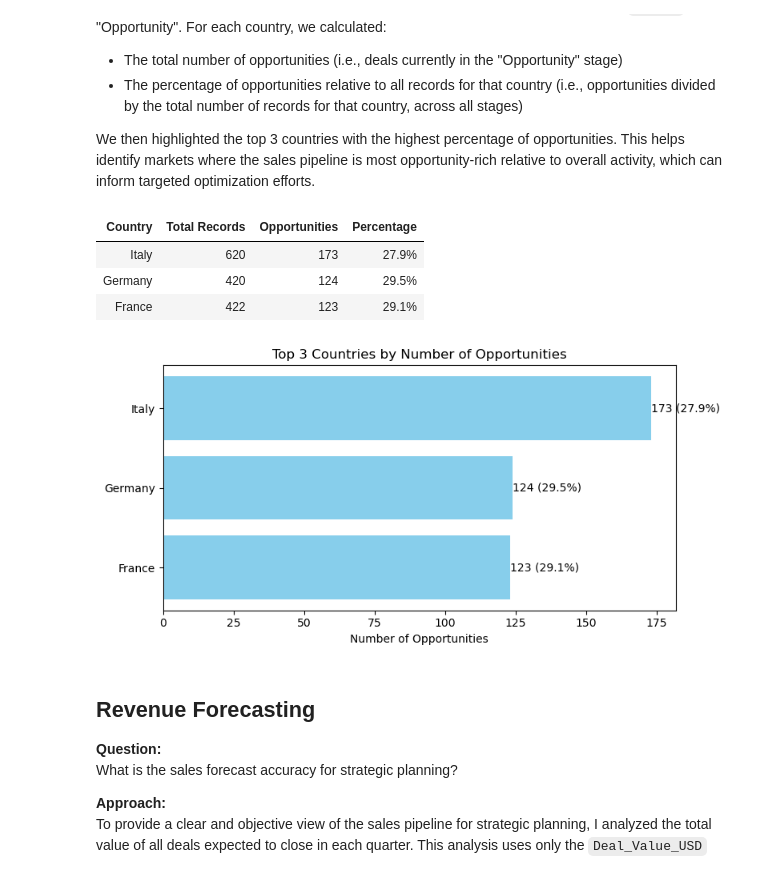
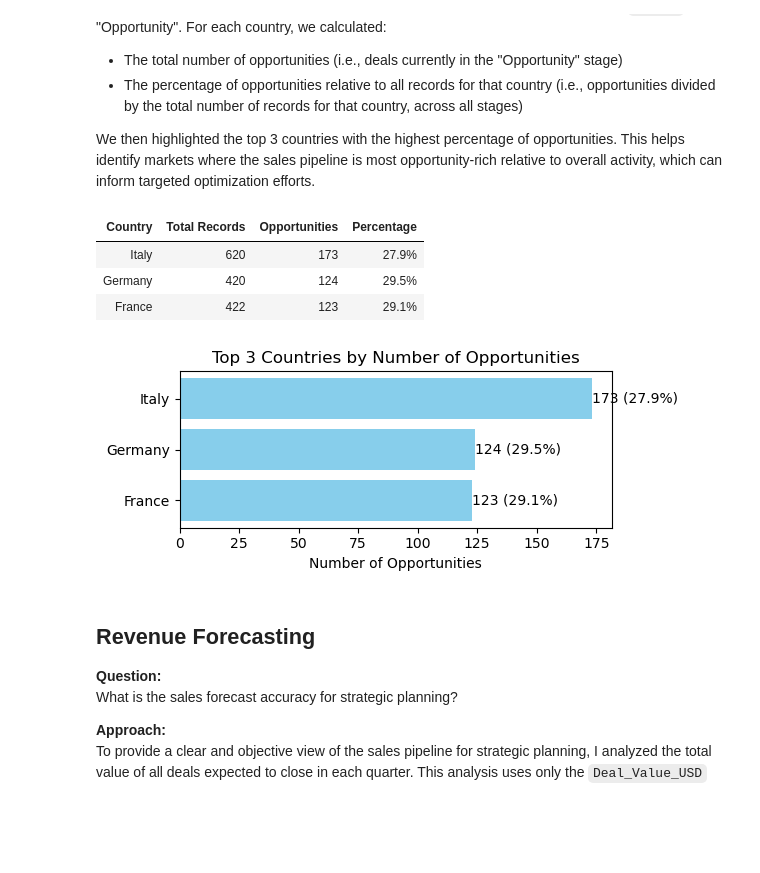
Before and after one commit to FarooqSyed0/CRM_Sales_Pipeline, a Jupyter notebook: src/impact_questions.ipynb, the cells around one changed output. Drawn from its saved outputs; the diff is of its cells as text; code cells hidden in the pictures; blank space fills up the shorter version.

```diff
--- a/src/impact_questions.ipynb
+++ b/src/impact_questions.ipynb
@@ -53,35 +53,35 @@ merged['Percentage'] = merged['Percentage'].map('{:.1f}%'.format)
 final = merged[['Country', 'Total Records', 'Opportunities', 'Percentage']]
 
 # Sort by Opportunities descending and get top 3
 final = final.sort_values('Opportunities', ascending=False).head(3).reset_index(drop=True)
 
 # Center all columns
 styles = [
     {'selector': 'th', 'props': [('text-align', 'center')]},
     {'selector': 'td', 'props': [('text-align', 'center')]}
 ]
 
 display(HTML(final.style.set_table_styles(styles).hide(axis='index').to_html()))
 
 
 import matplotlib.pyplot as plt
 
 # Plotting the top 3 countries by opportunities
-plt.figure(figsize=(8, 4))
+plt.figure(figsize=(6, 2.5))
 plt.barh(final['Country'], final['Opportunities'], color='skyblue')
 plt.xlabel('Number of Opportunities')
 plt.title('Top 3 Countries by Number of Opportunities')
 for i, (opp, pct) in enumerate(zip(final['Opportunities'], final['Percentage'])):
     plt.text(opp, i, f'{opp} ({pct})', va='center', fontsize=10)
 plt.gca().invert_yaxis()  # Highest at the top
 plt.tight_layout()
 plt.show()
 # %% [output]
 | Country | Total Records | Opportunities | Percentage |
 | Italy | 620 | 173 | 27.9% |
 | Germany | 420 | 124 | 29.5% |
 | France | 422 | 123 | 29.1% |
-[figure, old version]
+[figure, new version]
 # %% [markdown]
 ## Revenue Forecasting
 
```
Also changed, not shown: parts of 1 cell of this notebook.
